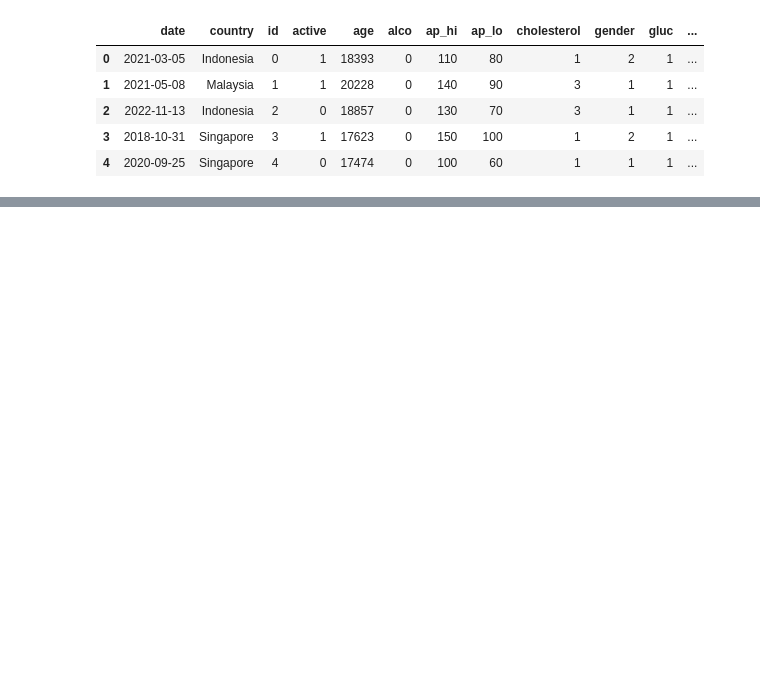
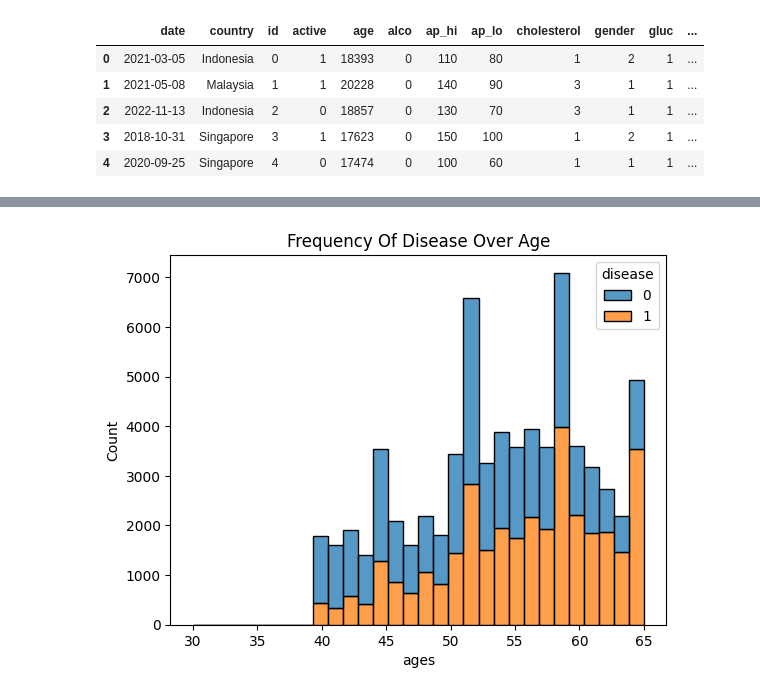
Before and after one commit to AftabQuant/Machine-Learning-Chronicles, a Jupyter notebook: InternShala Project/Early Disease Detection/Early Disease Detection .ipynb, the cells around one changed output, grey strips where cells are left out. Drawn from its saved outputs; the diff is of its cells as text; code cells hidden in the pictures; blank space fills up the shorter version.

```diff
--- a/InternShala Project/Early Disease Detection/Early Disease Detection .ipynb
+++ b/InternShala Project/Early Disease Detection/Early Disease Detection .ipynb
@@ -57,0 +92,8 @@ memory usage: 8.5+ MB
+# %%
+# Frequency of disease over age
+
+sns.histplot(data=df,x='ages', hue='disease', multiple='stack', bins=30)
+plt.title('Frequency Of Disease Over Age')
+plt.show()
+# %% [output]
+[figure, added]
```
Also changed, not shown: parts of 8 cells of this notebook.
